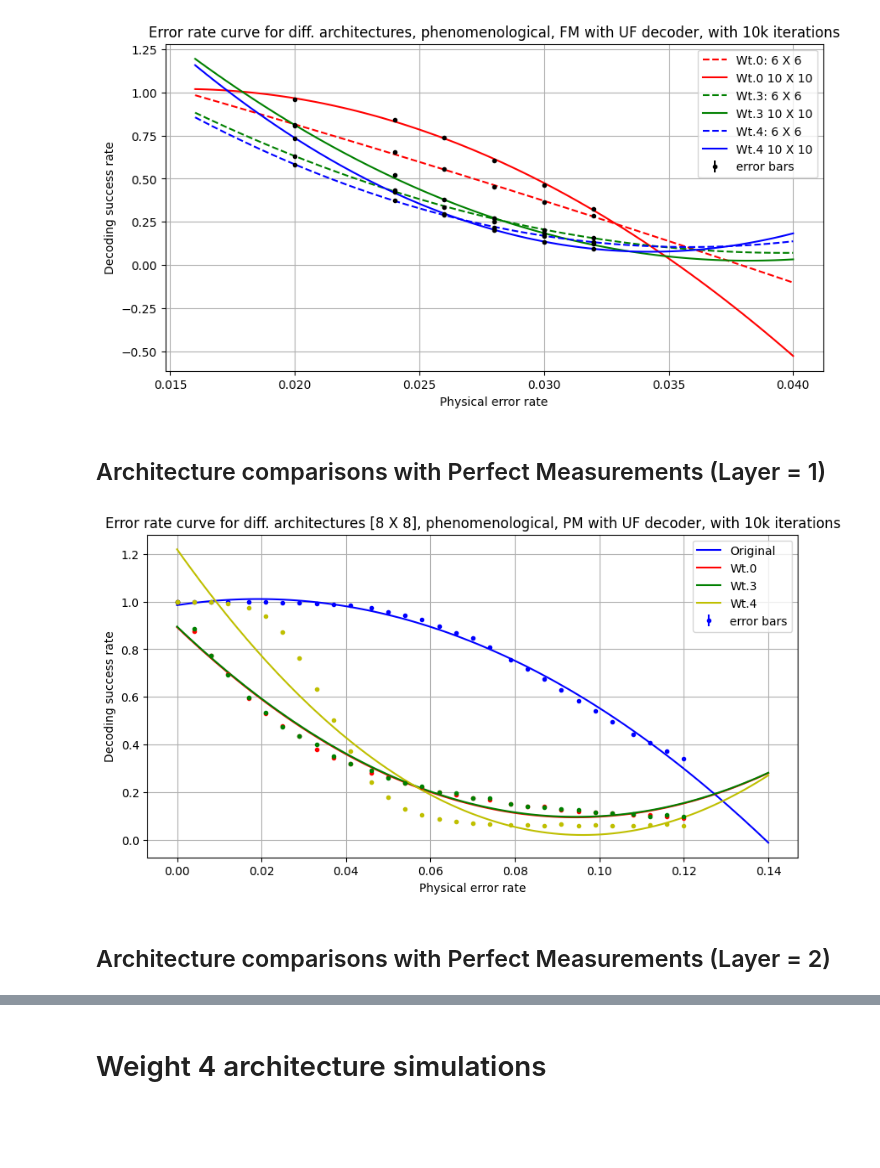
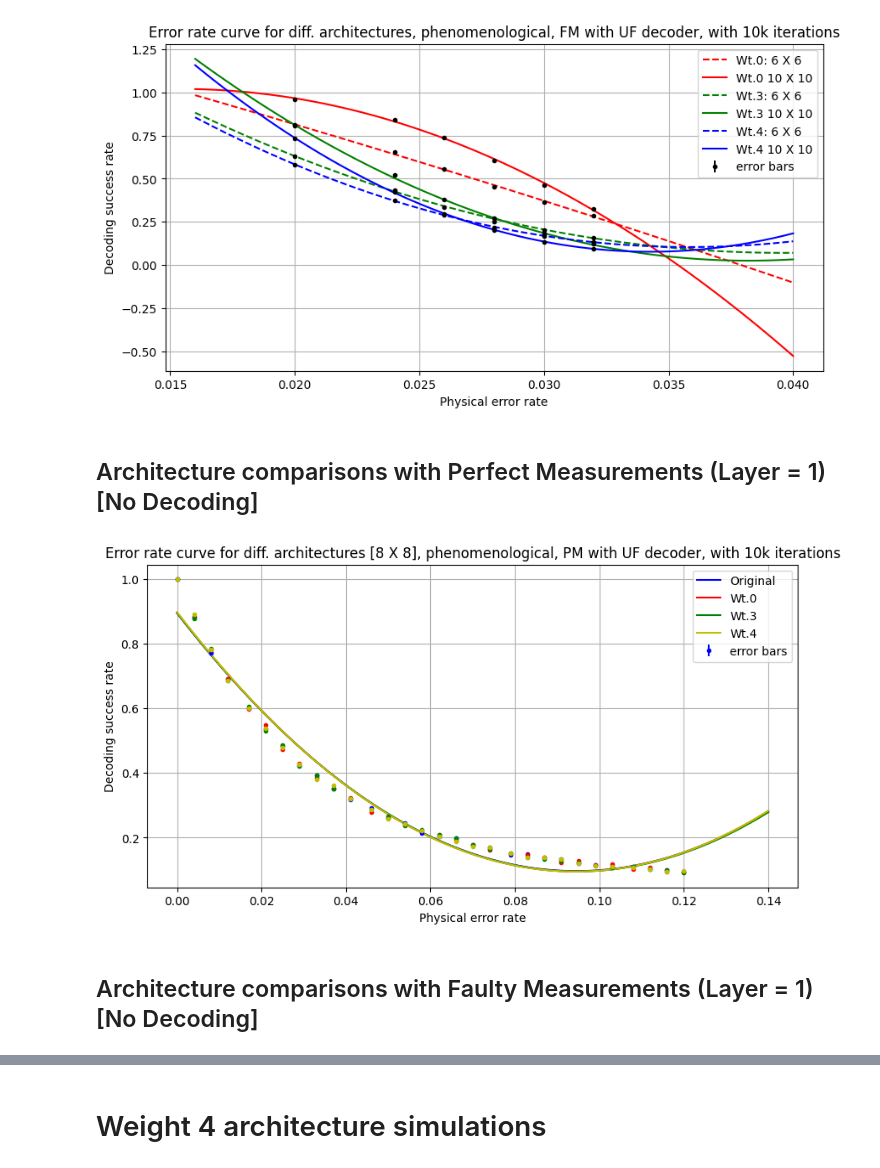
Before and after one commit to siddhantphy/qsurface, a Jupyter notebook: running/Conclusions.ipynb, the cells around one changed output, grey strips where cells are left out. Cells and saved outputs as stored; diff of their text form; code cells hidden in the pictures; blank space fills up the shorter version.

```diff
--- a/running/Conclusions.ipynb
+++ b/running/Conclusions.ipynb
@@ -86,10 +86,10 @@ for rate in error_rates:
 # %% [output]
 [0.0, 0.004, 0.008, 0.012, 0.017, 0.021, 0.025, 0.029, 0.033, 0.037, 0.041, 0.046, 0.05, 0.054, 0.058, 0.062, 0.066, 0.07, 0.074, 0.079, 0.083, 0.087, 0.091, 0.095, 0.099, 0.103, 0.108, 0.112, 0.116,  ...
 # %%
-rate = 0.83
+rate = 0.03
 create_phenomenological_toric_superoperator([rate, rate, rate, rate])
 # create_phenomenological_weight_3_toric_superoperator(1,[rate, rate, rate, rate, rate, rate])
-# create_phenomenological_weight_4_toric_superoperator(1,[rate, rate, rate, rate])
+create_phenomenological_weight_4_toric_superoperator(1,[rate, rate, rate, rate])
 # %% [markdown]
 # Time Scaling of Implementation
 # %% [markdown]
@@ -704,15 +704,14 @@ plt.show()
 # %% [output]
 [figure]
 # %% [markdown]
-## Architecture comparisons with Perfect Measurements (Layer = 1)
+## Architecture comparisons with Perfect Measurements (Layer = 1) [No Decoding]
 # %%
 iterations = 10000
 # LAYERS = 1, Lattice: 8 X 8
-wt_00_data = {"(8, 8)":{"0":[0.0,0.9984],"1":[0.004,0.9984],"2":[0.008,0.9984],"3":[0.012,0.9984],"4":[0.017,0.9983],"5":[0.021,0.9976],"6":[0.025,0.9968],"7":[0.029,0.9955],"8":[0.033,0.9933],"9":[0.037,0.9873],"10":[0.041,0.9836],"11":[0.046,0.9729],"12":[0.05,0.9579],"13":[0.054,0.9412],"14":[0.058,0.924],"15":[0.062,0.8954],"16":[0.066,0.8702],"17":[0.07,0.847],"18":[0.074,0.8077],"19":[0.079,0.7567],"20":[0.083,0.7162],"21":[0.087,0.6748],"22":[0.091,0.6297],"23":[0.095,0.5849],"24":[0.099,0.5413],"25":[0.103,0.4969],"26":[0.108,0.4444],"27":[0.112,0.4073],"28":[0.116,0.371],"29":[0.12,0.3393]}}
-wt_0_data = {"(8, 8)":{"0":[0.0,0.9984],"1":[0.004,0.876],"2":[0.008,0.7727],"3":[0.012,0.6962],"4":[0.017,0.5928],"5":[0.021,0.531],"6":[0.025,0.4788],"7":[0.029,0.4346],"8":[0.033,0.3788],"9":[0.037,0.3429],"10":[0.041,0.3188],"11":[0.046,0.2822],"12":[0.05,0.2641],"13":[0.054,0.2376],"14":[0.058,0.2225],"15":[0.062,0.2018],"16":[0.066,0.1901],"17":[0.07,0.1752],"18":[0.074,0.1688],"19":[0.079,0.1525],"20":[0.083,0.142],"21":[0.087,0.1396],"22":[0.091,0.1253],"23":[0.095,0.1175],"24":[0.099,0.1168],"25":[0.103,0.111],"26":[0.108,0.1036],"27":[0.112,0.1047],"28":[0.116,0.0985],"29":[0.12,0.0915]}}
-wt_3_data = {"(8, 8)":{"0":[0.0,0.9984],"1":[0.004,0.8852],"2":[0.008,0.7735],"3":[0.012,0.6914],"4":[0.017,0.5962],"5":[0.021,0.5345],"6":[0.025,0.4747],"7":[0.029,0.4351],"8":[0.033,0.3993],"9":[0.037,0.3509],"10":[0.041,0.3185],"11":[0.046,0.2903],"12":[0.05,0.2617],"13":[0.054,0.2381],"14":[0.058,0.2246],"15":[0.062,0.2014],"16":[0.066,0.1971],"17":[0.07,0.176],"18":[0.074,0.1747],"19":[0.079,0.1512],"20":[0.083,0.1413],"21":[0.087,0.1367],"22":[0.091,0.1306],"23":[0.095,0.1264],"24":[0.099,0.115],"25":[0.103,0.1121],"26":[0.108,0.1071],"27":[0.112,0.0984],"28":[0.116,0.1039],"29":[0.12,0.0983]}}
-wt_4_data = {"(8, 8)":{"0":[0.0,0.9984],"1":[0.004,0.9984],"2":[0.008,0.9976],"3":[0.012,0.993],"4":[0.017,0.9745],"5":[0.021,0.94],"6":[0.025,0.873],"7":[0.029,0.7645],"8":[0.033,0.6344],"9":[0.037,0.5031],"10":[0.041,0.3712],"11":[0.046,0.2432],"12":[0.05,0.1788],"13":[0.054,0.1312],"14":[0.058,0.105],"15":[0.062,0.0884],"16":[0.066,0.0768],"17":[0.07,0.0711],"18":[0.074,0.0657],"19":[0.079,0.0621],"20":[0.083,0.0632],"21":[0.087,0.0611],"22":[0.091,0.0663],"23":[0.095,0.0597],"24":[0.099,0.0636],"25":[0.103,0.0599],"26":[0.108,0.0612],"27":[0.112,0.0629],"28":[0.116,0.0663],"29":[0.12,0.0595]}}
-
+wt_00_data = {"(8, 8)":{"0":[0.0,0.9984],"1":[0.004,0.8819],"2":[0.008,0.7711],"3":[0.012,0.6908],"4":[0.017,0.6014],"5":[0.021,0.5364],"6":[0.025,0.4831],"7":[0.029,0.4232],"8":[0.033,0.3923],"9":[0.037,0.3512],"10":[0.041,0.3183],"11":[0.046,0.2909],"12":[0.05,0.2605],"13":[0.054,0.2455],"14":[0.058,0.2136],"15":[0.062,0.2045],"16":[0.066,0.1994],"17":[0.07,0.1769],"18":[0.074,0.1688],"19":[0.079,0.1476],"20":[0.083,0.1483],"21":[0.087,0.1394],"22":[0.091,0.1335],"23":[0.095,0.1211],"24":[0.099,0.1146],"25":[0.103,0.1117],"26":[0.108,0.1102],"27":[0.112,0.1027],"28":[0.116,0.0997],"29":[0.12,0.095]}}
+wt_0_data = {"(8, 8)":{"0":[0.0,0.9984],"1":[0.004,0.8792],"2":[0.008,0.7829],"3":[0.012,0.6911],"4":[0.017,0.5973],"5":[0.021,0.5472],"6":[0.025,0.4743],"7":[0.029,0.4285],"8":[0.033,0.3863],"9":[0.037,0.3516],"10":[0.041,0.3232],"11":[0.046,0.2778],"12":[0.05,0.2605],"13":[0.054,0.2388],"14":[0.058,0.223],"15":[0.062,0.2079],"16":[0.066,0.1907],"17":[0.07,0.1776],"18":[0.074,0.1618],"19":[0.079,0.1517],"20":[0.083,0.1469],"21":[0.087,0.1378],"22":[0.091,0.1237],"23":[0.095,0.1277],"24":[0.099,0.1144],"25":[0.103,0.1185],"26":[0.108,0.1026],"27":[0.112,0.1083],"28":[0.116,0.0959],"29":[0.12,0.0924]}}
+wt_3_data = {"(8, 8)":{"0":[0.0,0.9984],"1":[0.004,0.8767],"2":[0.008,0.7851],"3":[0.012,0.6861],"4":[0.017,0.6044],"5":[0.021,0.5298],"6":[0.025,0.4851],"7":[0.029,0.4205],"8":[0.033,0.392],"9":[0.037,0.3516],"10":[0.041,0.3194],"11":[0.046,0.2878],"12":[0.05,0.2651],"13":[0.054,0.2383],"14":[0.058,0.2235],"15":[0.062,0.2089],"16":[0.066,0.1978],"17":[0.07,0.1787],"18":[0.074,0.1654],"19":[0.079,0.153],"20":[0.083,0.1391],"21":[0.087,0.1334],"22":[0.091,0.1282],"23":[0.095,0.1227],"24":[0.099,0.1139],"25":[0.103,0.1075],"26":[0.108,0.1093],"27":[0.112,0.103],"28":[0.116,0.1009],"29":[0.12,0.0921]}}
+wt_4_data = {"(8, 8)":{"0":[0.0,0.9984],"1":[0.004,0.8895],"2":[0.008,0.7822],"3":[0.012,0.6853],"4":[0.017,0.6001],"5":[0.021,0.537],"6":[0.025,0.4789],"7":[0.029,0.4265],"8":[0.033,0.3787],"9":[0.037,0.3613],"10":[0.041,0.3211],"11":[0.046,0.2859],"12":[0.05,0.2594],"13":[0.054,0.2438],"14":[0.058,0.2214],"15":[0.062,0.203],"16":[0.066,0.189],"17":[0.07,0.1721],"18":[0.074,0.1707],"19":[0.079,0.1524],"20":[0.083,0.1394],"21":[0.087,0.1394],"22":[0.091,0.1334],"23":[0.095,0.1218],"24":[0.099,0.1123],"25":[0.103,0.1113],"26":[0.108,0.1091],"27":[0.112,0.1029],"28":[0.116,0.0947],"29":[0.12,0.097]}}
 rates = [rate[0] for rate in list(wt_0_data["(8, 8)"].values())]
 
 wt_00 = wt_0 = [rate[1] for rate in list(wt_00_data["(8, 8)"].values())]
@@ -750,33 +749,33 @@ fig.set_facecolor("w")
 ax1 = fig.add_subplot()
 ax1.set_title('Error rate curve for diff. architectures [8 X 8], phenomenological, PM with UF decoder, with 10k iterations')
 ax1.set_ylabel('Decoding success rate')
 ax1.set_xlabel('Physical error rate')
 plt.grid()
 
 plt.errorbar(rates,wt_00,yerr=error_wt0[0], fmt='b.')
 
 plt.errorbar(rates,wt_0,yerr=error_wt0[0], fmt='r.')
 
 plt.errorbar(rates,wt_3,yerr=error_wt3[0], fmt='g.')
 
 plt.errorbar(rates,wt_4,yerr=error_wt4[0], fmt='y.')
 
 plt.plot(np.linspace(0.0, 0.14, 100),fitting_function(np.linspace(0.0, 0.14, 100),pop_wt00[0],pop_wt00[1],pop_wt00[2],pop_wt00[3],pop_wt00[4]),'b-', label='wt00_fit')
 
 plt.plot(np.linspace(0.0, 0.14, 100),fitting_function(np.linspace(0.0, 0.14, 100),pop_wt0[0],pop_wt0[1],pop_wt0[2],pop_wt0[3],pop_wt0[4]),'r-', label='wt0_fit')
 
 plt.plot(np.linspace(0.0, 0.14, 100),fitting_function(np.linspace(0.0, 0.14, 100),pop_wt3[0],pop_wt3[1],pop_wt3[2],pop_wt3[3],pop_wt3[4]),'g-', label='wt3_fit')
 
 plt.plot(np.linspace(0.0, 0.14, 100),fitting_function(np.linspace(0.0, 0.14, 100),pop_wt4[0],pop_wt4[1],pop_wt4[2],pop_wt4[3],pop_wt4[4]),'y-', label='wt4_fit')
 
 
 
 
 plt.legend(['Original','Wt.0','Wt.3','Wt.4','error bars'])
 
 plt.savefig('Architectures comparison_1layer_PM.pdf')
 plt.show()
 # %% [output]
-[figure, old version]
+[figure, new version]
 # %% [markdown]
-## Architecture comparisons with Perfect Measurements (Layer = 2)
+## Architecture comparisons with Faulty Measurements (Layer = 1) [No Decoding]
```
Also changed, not shown: parts of 16 cells of this notebook, 5 other files.
